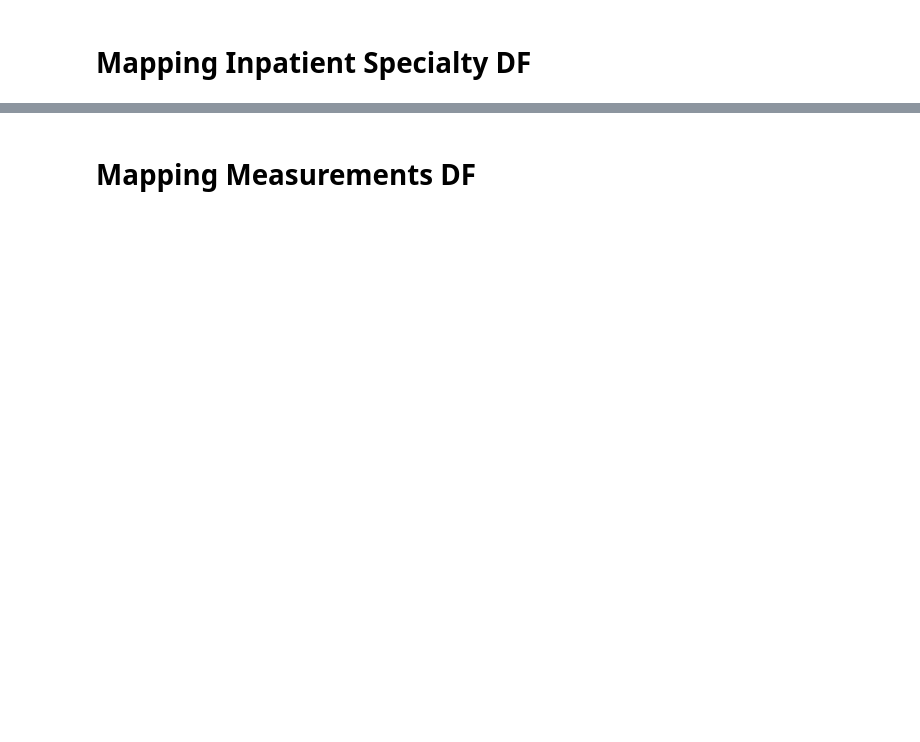
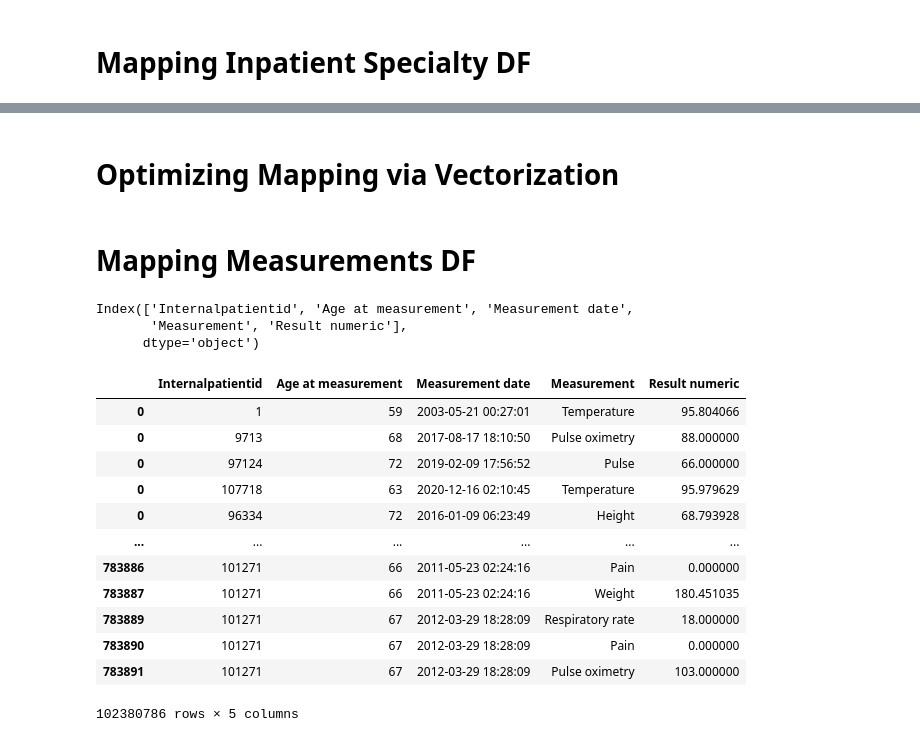
Before and after one commit to victormurcia/VCHAMPS, a Jupyter notebook: Mapping_Encounter_IDs.ipynb, the cells around one changed output, grey strips where cells are left out. Cells and saved outputs as stored; diff of their text form; code cells hidden in the pictures; blank space fills up the shorter version.

```diff
--- a/Mapping_Encounter_IDs.ipynb
+++ b/Mapping_Encounter_IDs.ipynb
@@ -347,0 +226,2 @@ inpatient_specialty_df['Encounter ID'] = inpatient_specialty_df.apply(lambda row
+# %% [markdown]
+# Optimizing Mapping via Vectorization
@@ -348,6 +250,26 @@ inpatient_specialty_df['Encounter ID'] = inpatient_specialty_df.apply(lambda row
 # %% [markdown]
 # Mapping Measurements DF
 # %%
-inpatient_specialty_df = dd.read_parquet('/content/drive/MyDrive/VCHAMPS - Train Cleaned/inpatient_specialty.parquet')
-inpatient_specialty_df = inpatient_specialty_df.compute()
-inpatient_specialty_df.columns
+measurements_df = dd.read_parquet('/content/drive/MyDrive/VCHAMPS - Train Cleaned/measurements.parquet/*.parquet')
+measurements_df = measurements_df.compute()
+measurements_df.columns
+# %% [output]
+Index(['Internalpatientid', 'Age at measurement', 'Measurement date',
+       'Measurement', 'Result numeric'],
+      dtype='object')
+# %%
+measurements_df
+# %% [output]
+|  | Internalpatientid | Age at measurement | Measurement date | Measurement | Result numeric |
+| 0 | 1 | 59 | 2003-05-21 00:27:01 | Temperature | 95.804066 |
+| 0 | 9713 | 68 | 2017-08-17 18:10:50 | Pulse oximetry | 88.000000 |
+| 0 | 97124 | 72 | 2019-02-09 17:56:52 | Pulse | 66.000000 |
+| 0 | 107718 | 63 | 2020-12-16 02:10:45 | Temperature | 95.979629 |
+| 0 | 96334 | 72 | 2016-01-09 06:23:49 | Height | 68.793928 |
+| ... | ... | ... | ... | ... | ... |
+| 783886 | 101271 | 66 | 2011-05-23 02:24:16 | Pain | 0.000000 |
+| 783887 | 101271 | 66 | 2011-05-23 02:24:16 | Weight | 180.451035 |
+| 783889 | 101271 | 67 | 2012-03-29 18:28:09 | Respiratory rate | 18.000000 |
+| 783890 | 101271 | 67 | 2012-03-29 18:28:09 | Pain | 0.000000 |
+| 783891 | 101271 | 67 | 2012-03-29 18:28:09 | Pulse oximetry | 103.000000 |
+102380786 rows × 5 columns
```
Also changed, not shown: parts of 30 cells of this notebook.
